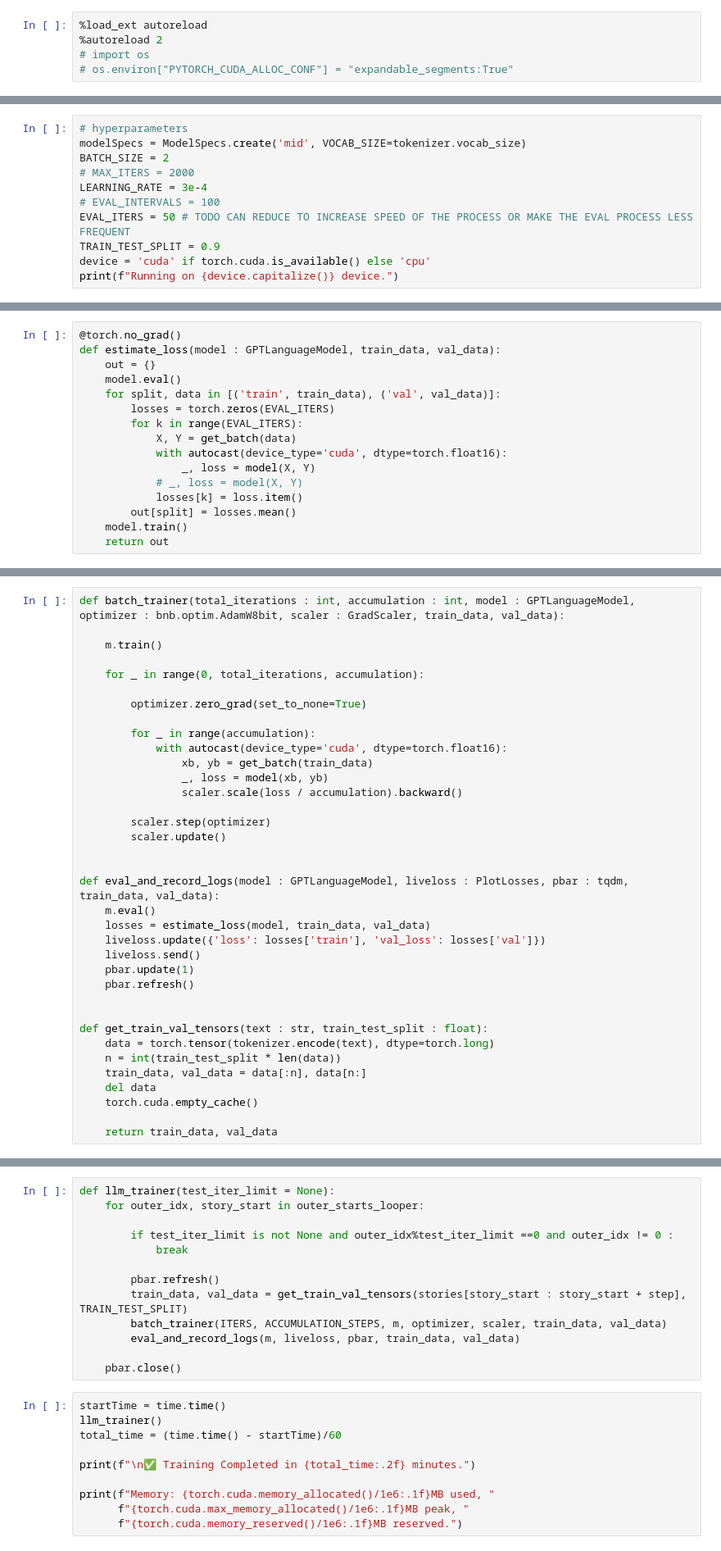
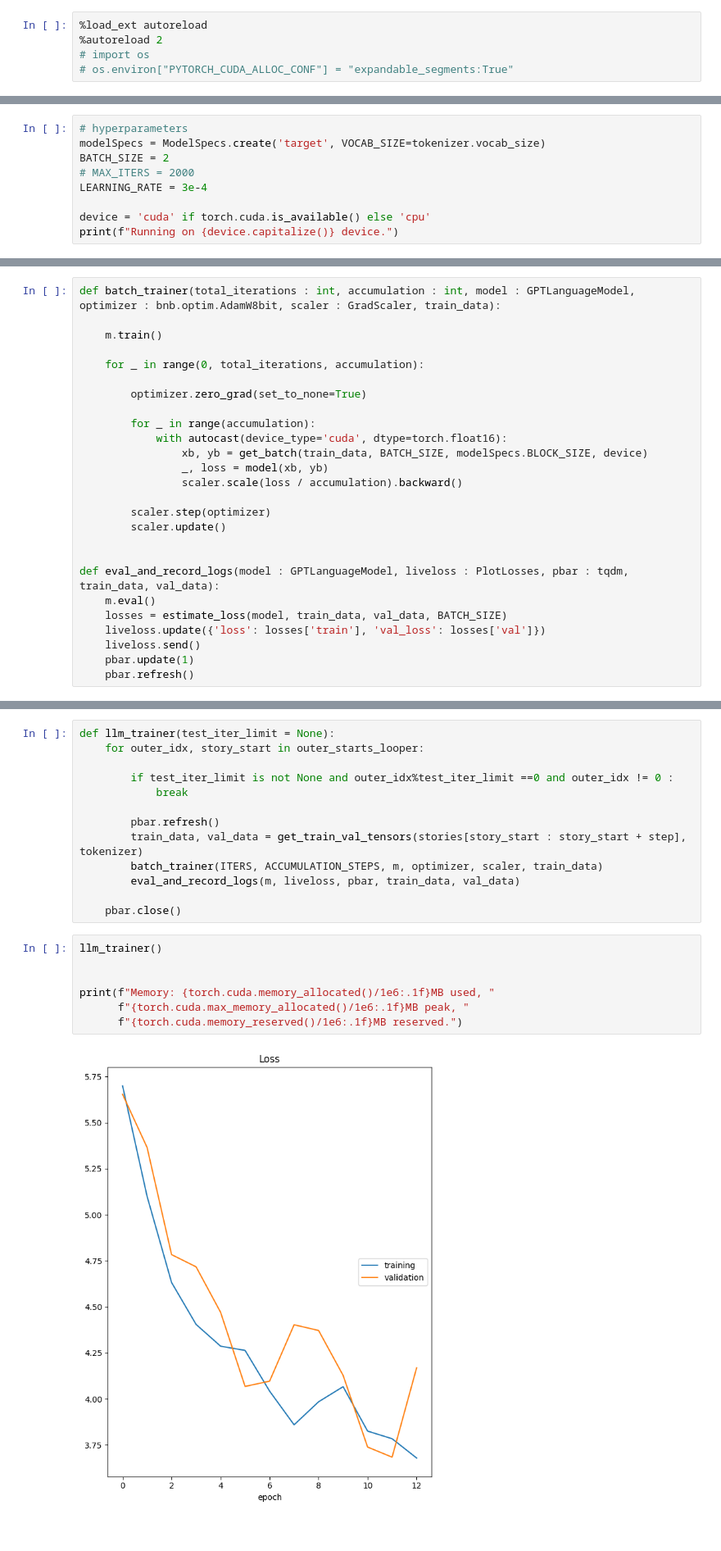
Before and after one commit to Nova-GPT/NovaGPT, a Jupyter notebook: v4.ipynb, the cells around one changed output, grey strips where cells are left out. Shown at 82% size. Cells and saved outputs as stored; diff of their text form.

Commit message:
project block - might take up later on

```diff
--- a/v4.ipynb
+++ b/v4.ipynb
@@ -37,11 +56,9 @@ stories = TrainingData.TinyStories()
 # %%
 # hyperparameters
-modelSpecs = ModelSpecs.create('mid', VOCAB_SIZE=tokenizer.vocab_size)
+modelSpecs = ModelSpecs.create('target', VOCAB_SIZE=tokenizer.vocab_size)
 BATCH_SIZE = 2
 # MAX_ITERS = 2000
 LEARNING_RATE = 3e-4
-# EVAL_INTERVALS = 100
-EVAL_ITERS = 50 # TODO CAN REDUCE TO INCREASE SPEED OF THE PROCESS OR MAKE THE EVAL PROCESS LESS FREQUENT
-TRAIN_TEST_SPLIT = 0.9
+
 device = 'cuda' if torch.cuda.is_available() else 'cpu'
 print(f"Running on {device.capitalize()} device.")
@@ -56,19 +67,3 @@ def get_batch(data):
-# %%
-@torch.no_grad()
-def estimate_loss(model : GPTLanguageModel, train_data, val_data):
-    out = {}
-    model.eval()
-    for split, data in [('train', train_data), ('val', val_data)]:
-        losses = torch.zeros(EVAL_ITERS)
-        for k in range(EVAL_ITERS):
-            X, Y = get_batch(data)
-            with autocast(device_type='cuda', dtype=torch.float16):
-                _, loss = model(X, Y)
-            # _, loss = model(X, Y)
-            losses[k] = loss.item()
-        out[split] = losses.mean()
-    model.train()
-    return out
 # %%
 m = GPTLanguageModel(modelSpecs)
 m = m.to(device)
@@ -88,5 +84,5 @@ scaler = GradScaler()
 # %%
-def batch_trainer(total_iterations : int, accumulation : int, model : GPTLanguageModel, optimizer : bnb.optim.AdamW8bit, scaler : GradScaler, train_data, val_data):
+def batch_trainer(total_iterations : int, accumulation : int, model : GPTLanguageModel, optimizer : bnb.optim.AdamW8bit, scaler : GradScaler, train_data):
 
     m.train()
 
@@ -96,7 +92,7 @@ def batch_trainer(total_iterations : int, accumulation : int, model : GPTLanguag
 
         for _ in range(accumulation):
             with autocast(device_type='cuda', dtype=torch.float16):
-                xb, yb = get_batch(train_data)
+                xb, yb = get_batch(train_data, BATCH_SIZE, modelSpecs.BLOCK_SIZE, device)
                 _, loss = model(xb, yb)
                 scaler.scale(loss / accumulation).backward()
 
@@ -106,21 +102,11 @@ def batch_trainer(total_iterations : int, accumulation : int, model : GPTLanguag
 
 def eval_and_record_logs(model : GPTLanguageModel, liveloss : PlotLosses, pbar : tqdm, train_data, val_data):
     m.eval()
-    losses = estimate_loss(model, train_data, val_data)
+    losses = estimate_loss(model, train_data, val_data, BATCH_SIZE)
     liveloss.update({'loss': losses['train'], 'val_loss': losses['val']})
     liveloss.send()
     pbar.update(1)
     pbar.refresh()
-
-
-def get_train_val_tensors(text : str, train_test_split : float):
-    data = torch.tensor(tokenizer.encode(text), dtype=torch.long)
-    n = int(train_test_split * len(data))
-    train_data, val_data = data[:n], data[n:]
-    del data
-    torch.cuda.empty_cache()
-
-    return train_data, val_data
 # %%
 # ---------------------- CONFIG ----------------------
 ITERS = 100
@@ -146,18 +159,17 @@ def llm_trainer(test_iter_limit = None):
             break
 
         pbar.refresh()
-        train_data, val_data = get_train_val_tensors(stories[story_start : story_start + step], TRAIN_TEST_SPLIT)
-        batch_trainer(ITERS, ACCUMULATION_STEPS, m, optimizer, scaler, train_data, val_data)
+        train_data, val_data = get_train_val_tensors(stories[story_start : story_start + step], tokenizer)
+        batch_trainer(ITERS, ACCUMULATION_STEPS, m, optimizer, scaler, train_data)
         eval_and_record_logs(m, liveloss, pbar, train_data, val_data)
 
     pbar.close()
 # %%
-startTime = time.time()
 llm_trainer()
-total_time = (time.time() - startTime)/60
 
-print(f"\n✅ Training Completed in {total_time:.2f} minutes.")
 
 print(f"Memory: {torch.cuda.memory_allocated()/1e6:.1f}MB used, "
       f"{torch.cuda.max_memory_allocated()/1e6:.1f}MB peak, "
       f"{torch.cuda.memory_reserved()/1e6:.1f}MB reserved.")
+# %% [output]
+[figure, added]
```
Also changed, not shown: parts of 17 cells of this notebook, 12 other files.
